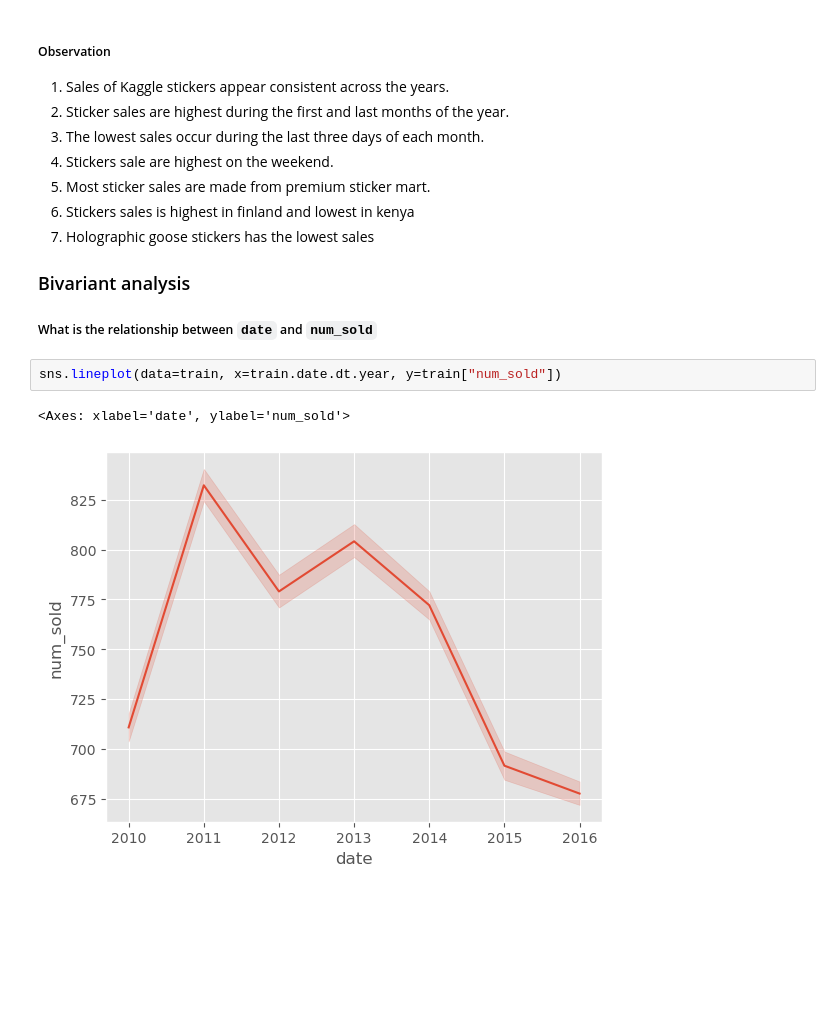
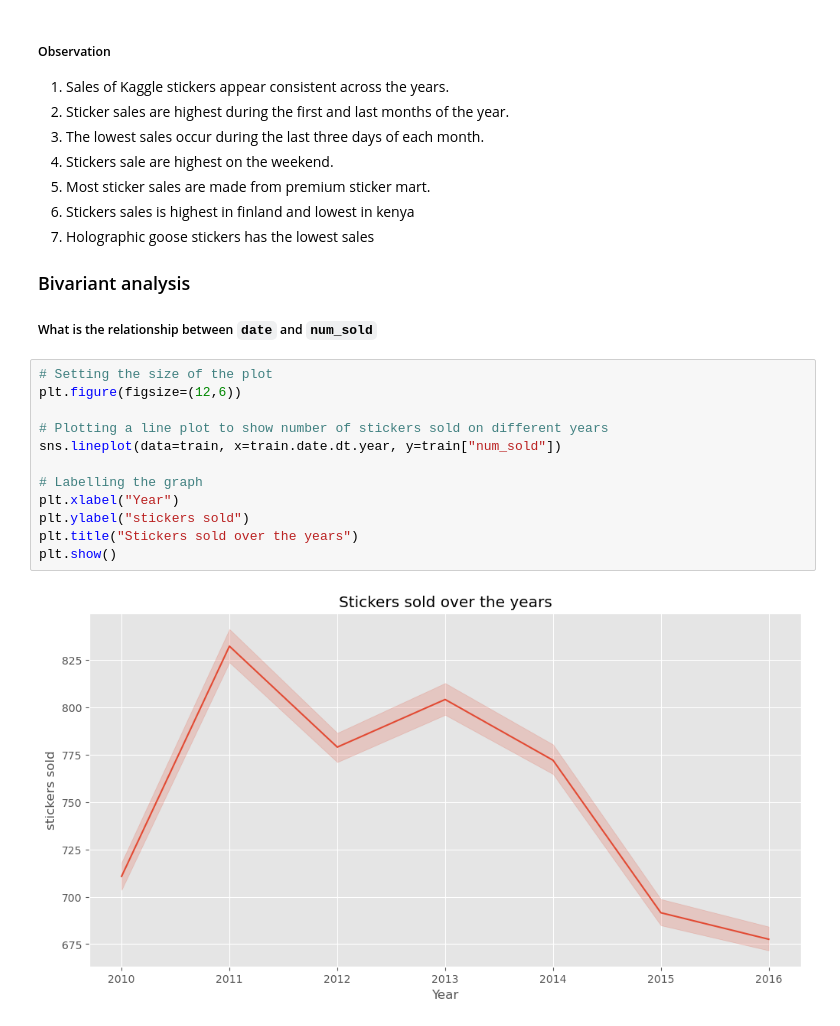
Before and after one commit to janejeshen/Forecasting-sticker-sales, a Jupyter notebook: forecasting-sticker-sales.ipynb, the cells around one changed output. Saved outputs shown, nothing was run; the diff lists cells and outputs as text; blank space fills up the shorter version.

```diff
--- a/forecasting-sticker-sales.ipynb
+++ b/forecasting-sticker-sales.ipynb
@@ -362,8 +362,17 @@ plt.show();
 
 ### Bivariant analysis
 ##### What is the relationship between `date` and `num_sold`
-# %%
-sns.lineplot(data=train, x=train.date.dt.year, y=train["num_sold"])
-# %% [output]
-<Axes: xlabel='date', ylabel='num_sold'>
-[figure, removed]
+# %%
+# Setting the size of the plot
+plt.figure(figsize=(12,6))
+
+# Plotting a line plot to show number of stickers sold on different years
+sns.lineplot(data=train, x=train.date.dt.year, y=train["num_sold"])
+
+# Labelling the graph
+plt.xlabel("Year")
+plt.ylabel("stickers sold")
+plt.title("Stickers sold over the years")
+plt.show()
+# %% [output]
+[figure, added]
```
Also changed, not shown: parts of 7 cells of this notebook.
